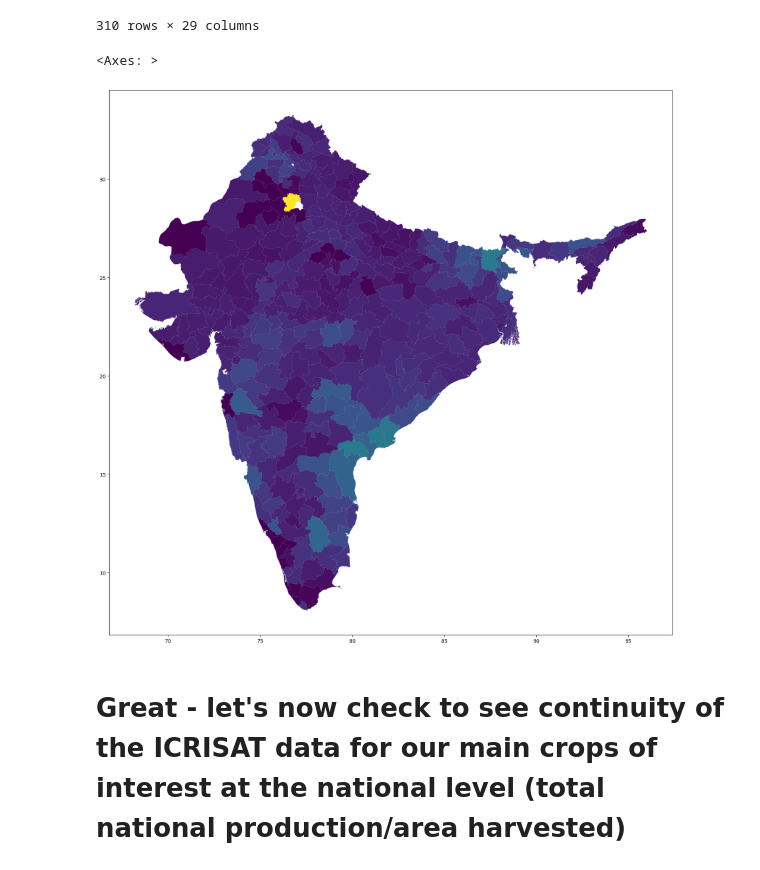
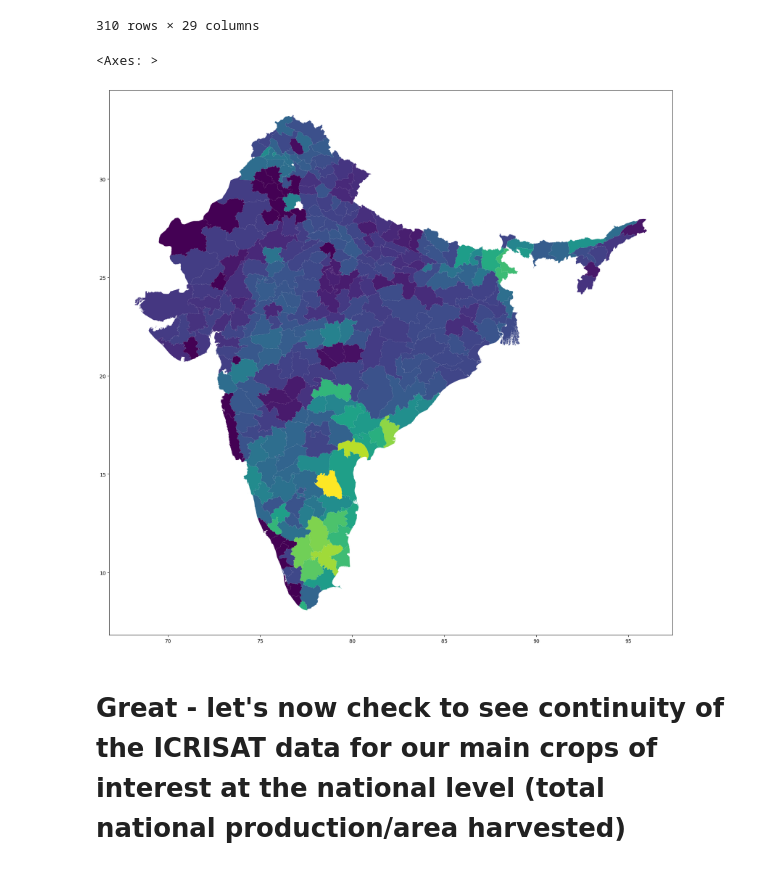
Before and after one commit to michaelmfoley/india_hybrid_methodology, a Jupyter notebook: mike/icrisat_and_hybrid/icrisat_hybrid_comparison.ipynb, the cells around one changed output. Saved outputs shown, nothing was run; the diff lists cells and outputs as text; code cells hidden in the pictures.

```diff
--- a/mike/icrisat_and_hybrid/icrisat_hybrid_comparison.ipynb
+++ b/mike/icrisat_and_hybrid/icrisat_hybrid_comparison.ipynb
@@ -72,16 +72,16 @@ icri
 # %%
 #Load in the ICRISAT apportioned data
 icri_apportioned_path = '../shapefiles/icrisat_apportioned/ICRISAT-District Level Data_Apportioned.csv'
 df = pd.read_csv(icri_apportioned_path)
 icri = icri.rename(columns={'Name_12': 'Dist Name', 'NAME_1' : 'State Name'})
 icri.loc[icri['State Name']== "Uttaranchal", "State Name"] = "Uttar Pradesh"
 merged_icri = gpd.GeoDataFrame(icri.merge(df, how="left", on=['Dist Name', 'State Name']))
 
 fig, ax = plt.subplots(figsize=(30, 20))
-merged_icri[merged_icri['Year']==2016].plot(ax=ax, column="MAIZE YIELD (Kg per ha)")
+merged_icri[merged_icri['Year']==2017].plot(ax=ax, column="MAIZE YIELD (Kg per ha)")
 # %% [output]
 <Axes: >
-[figure, old version]
+[figure, new version]
 # %% [markdown]
 # Great - let's now check to see continuity of the ICRISAT data for our main crops of interest at the national level (total national production/area harvested)
 # %%
```
Also changed, not shown: 6 other files.
